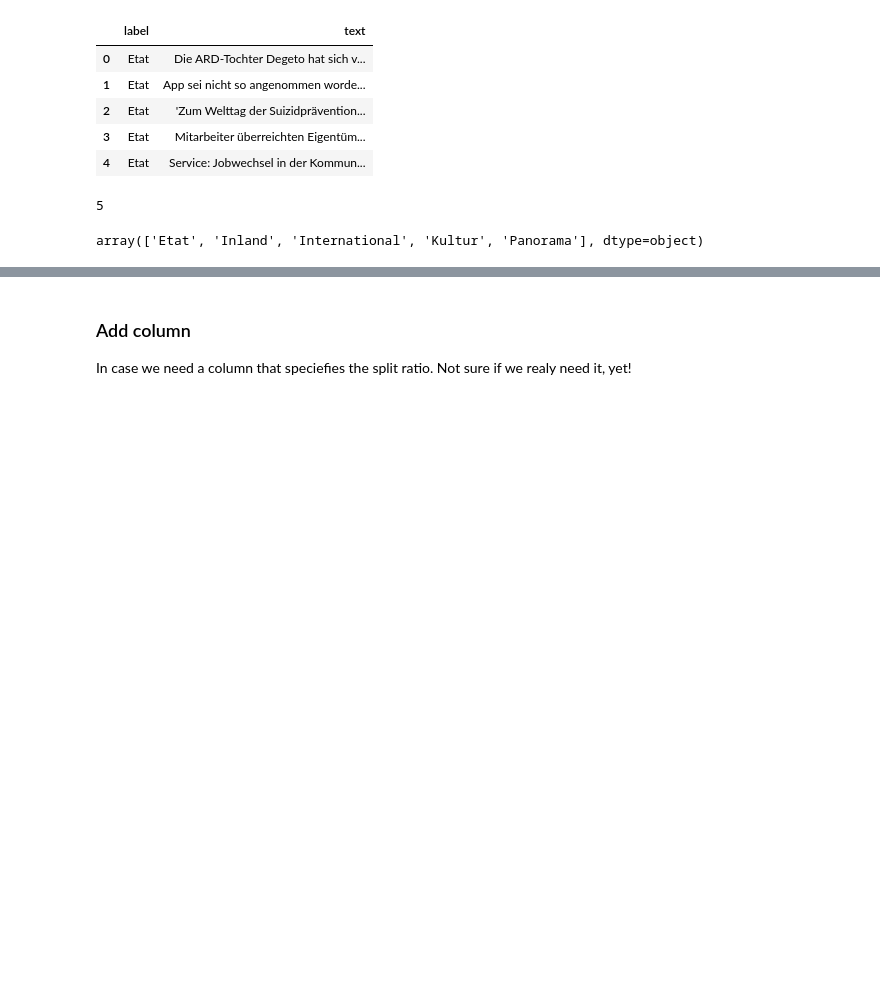
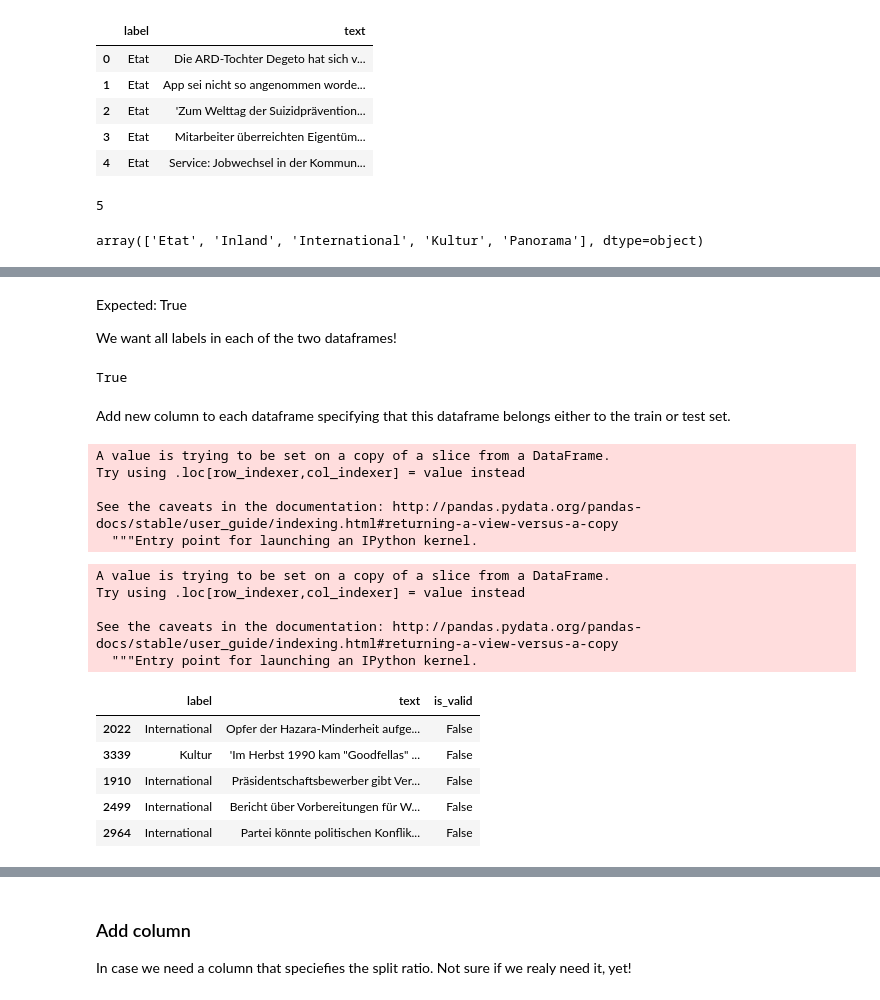
Before and after one commit to RaminParker/Text-Classification-Project-Collection, a Jupyter notebook: TextClassificationGerman.ipynb, the cells around one changed output, grey strips where cells are left out. Drawn from its saved outputs; the diff is of its cells as text; code cells hidden in the pictures; blank space fills up the shorter version.

Commit message:
train_test_split

```diff
--- a/TextClassificationGerman.ipynb
+++ b/TextClassificationGerman.ipynb
@@ -101,0 +109,2 @@ array(['Etat', 'Inland', 'International', 'Kultur', 'Panorama'], dtype=object)
+# %%
+train_df, test_df = train_test_split(df, test_size=0.2) # split dataframe into two parts
@@ -101,0 +156,35 @@ array(['Etat', 'Inland', 'International', 'Kultur', 'Panorama'], dtype=object)
+# %% [markdown]
+Expected: True
+
+We want all labels in each of the two dataframes!
+# %%
+len(train_df['label'].unique())  == len(test_df['label'].unique())
+# %% [output]
+True
+# %% [markdown]
+Add new column to each dataframe specifying that this dataframe belongs either to the train or test set.
+# %%
+train_df['is_valid']='True'   # add new column
+# %% [output]
+A value is trying to be set on a copy of a slice from a DataFrame.
+Try using .loc[row_indexer,col_indexer] = value instead
+
+See the caveats in the documentation: http://pandas.pydata.org/pandas-docs/stable/user_guide/indexing.html#returning-a-view-versus-a-copy
+  """Entry point for launching an IPython kernel.
+# %%
+test_df['is_valid']='False'   # add new column
+# %% [output]
+A value is trying to be set on a copy of a slice from a DataFrame.
+Try using .loc[row_indexer,col_indexer] = value instead
+
+See the caveats in the documentation: http://pandas.pydata.org/pandas-docs/stable/user_guide/indexing.html#returning-a-view-versus-a-copy
+  """Entry point for launching an IPython kernel.
+# %%
+test_df.head()
+# %% [output]
+|  | label | text | is_valid |
+| 2022 | International | Opfer der Hazara-Minderheit aufge... | False |
+| 3339 | Kultur | 'Im Herbst 1990 kam "Goodfellas" ... | False |
+| 1910 | International | Präsidentschaftsbewerber gibt Ver... | False |
+| 2499 | International | Bericht über Vorbereitungen für W... | False |
+| 2964 | International | Partei könnte politischen Konflik... | False |
```
Also changed, not shown: parts of 29 cells of this notebook.
